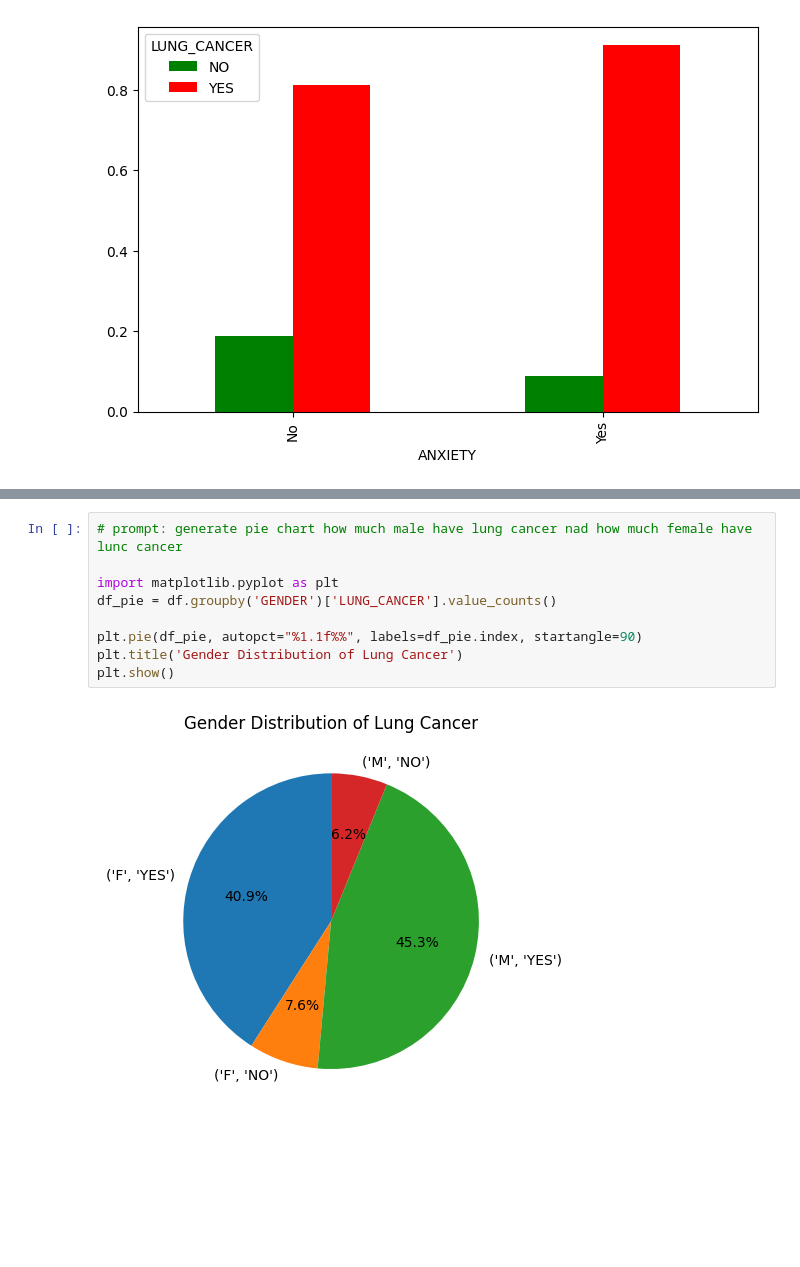
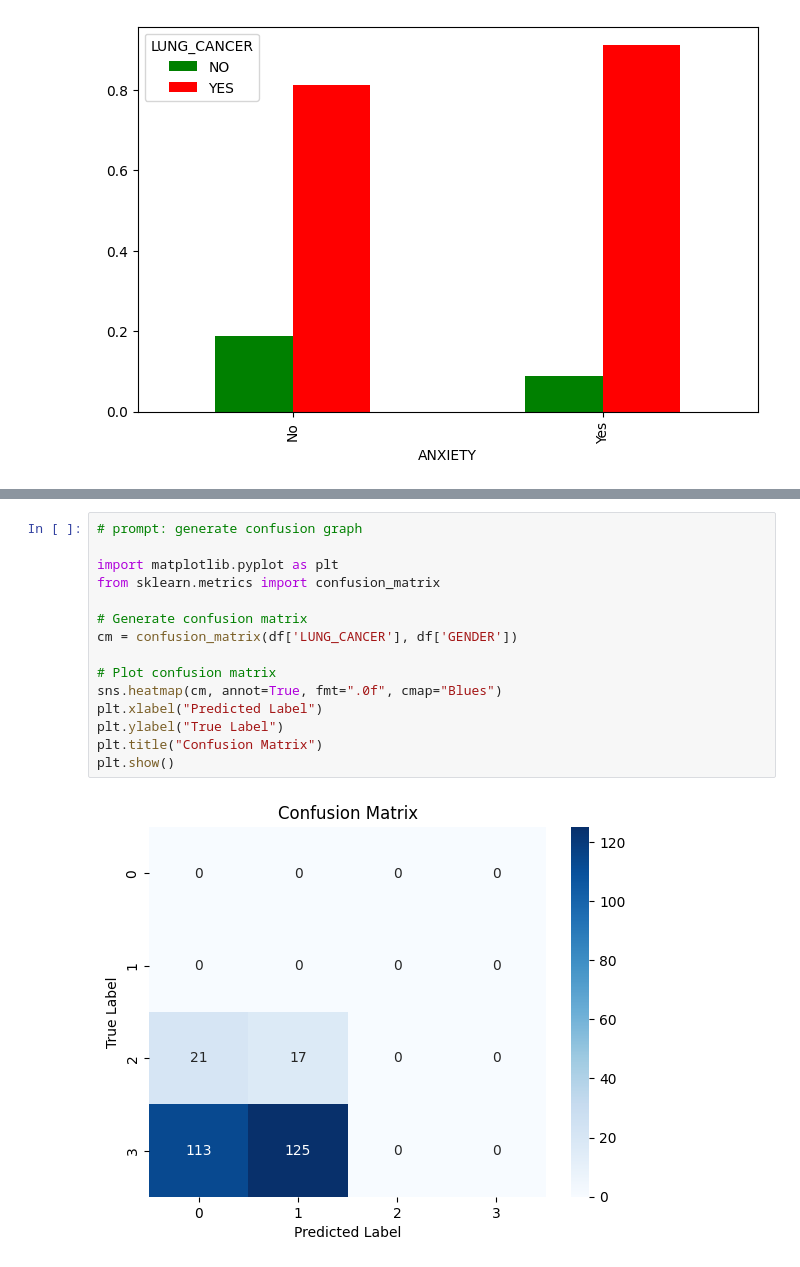
Before and after one commit to Aditya-567/Lung-AND-Oral-Cancer-ML-Model, a Jupyter notebook: lung_cancer_graph.ipynb, the cells around one changed output, grey strips where cells are left out. Saved outputs shown, nothing was run; the diff lists cells and outputs as text; blank space fills up the shorter version.

```diff
--- a/lung_cancer_graph.ipynb
+++ b/lung_cancer_graph.ipynb
@@ -190,11 +201,17 @@ plt.show()
-# %%
-# prompt: generate pie chart how much male have lung cancer nad how much female have lunc cancer
-
-import matplotlib.pyplot as plt
-df_pie = df.groupby('GENDER')['LUNG_CANCER'].value_counts()
-
-plt.pie(df_pie, autopct="%1.1f%%", labels=df_pie.index, startangle=90)
-plt.title('Gender Distribution of Lung Cancer')
-plt.show()
-# %% [output]
-[figure, removed]
+# %%
+# prompt: generate confusion graph
+
+import matplotlib.pyplot as plt
+from sklearn.metrics import confusion_matrix
+
+# Generate confusion matrix
+cm = confusion_matrix(df['LUNG_CANCER'], df['GENDER'])
+
+# Plot confusion matrix
+sns.heatmap(cm, annot=True, fmt=".0f", cmap="Blues")
+plt.xlabel("Predicted Label")
+plt.ylabel("True Label")
+plt.title("Confusion Matrix")
+plt.show()
+# %% [output]
+[figure, added]
```
Also changed, not shown: parts of 3 cells of this notebook.
